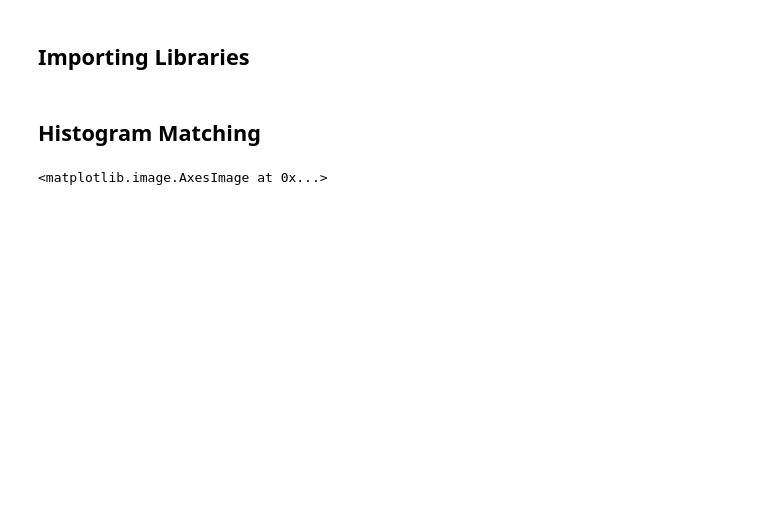
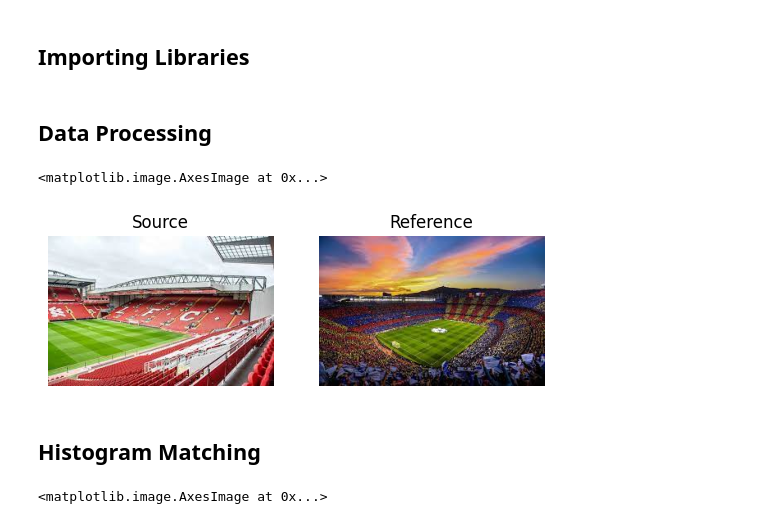
Before and after one commit to naik24/ImageProcessing-ComputerVision, a Jupyter notebook: Histogram Matching/Histogram_Matching.ipynb, the cells around one changed output. Drawn from its saved outputs; the diff is of its cells as text; code cells hidden in the pictures; blank space fills up the shorter version.

```diff
--- a/Histogram Matching/Histogram_Matching.ipynb
+++ b/Histogram Matching/Histogram_Matching.ipynb
@@ -5,6 +5,28 @@ import cv2
 import matplotlib.pyplot as plt
 from skimage import exposure
 from google.colab.patches import cv2_imshow
+# %% [markdown]
+## Data Processing
+# %%
+# loading the source and reference images
+anfield = cv2.imread('anfield.jpeg')
+anfield = cv2.cvtColor(anfield, cv2.COLOR_BGR2RGB)
+
+campNou = cv2.imread('campNou.jpeg')
+campNou = cv2.cvtColor(campNou, cv2.COLOR_BGR2RGB)
+
+plt.subplot(1, 2, 1,)
+plt.title("Source")
+plt.axis('off')
+plt.imshow(anfield)
+
+plt.subplot(1, 2, 2)
+plt.title("Reference")
+plt.axis('off')
+plt.imshow(campNou)
+# %% [output]
+<matplotlib.image.AxesImage at 0x...>
+[figure, added]
 # %% [markdown]
 ## Histogram Matching
 # %%
```
Also changed, not shown: parts of 1 cell of this notebook.
